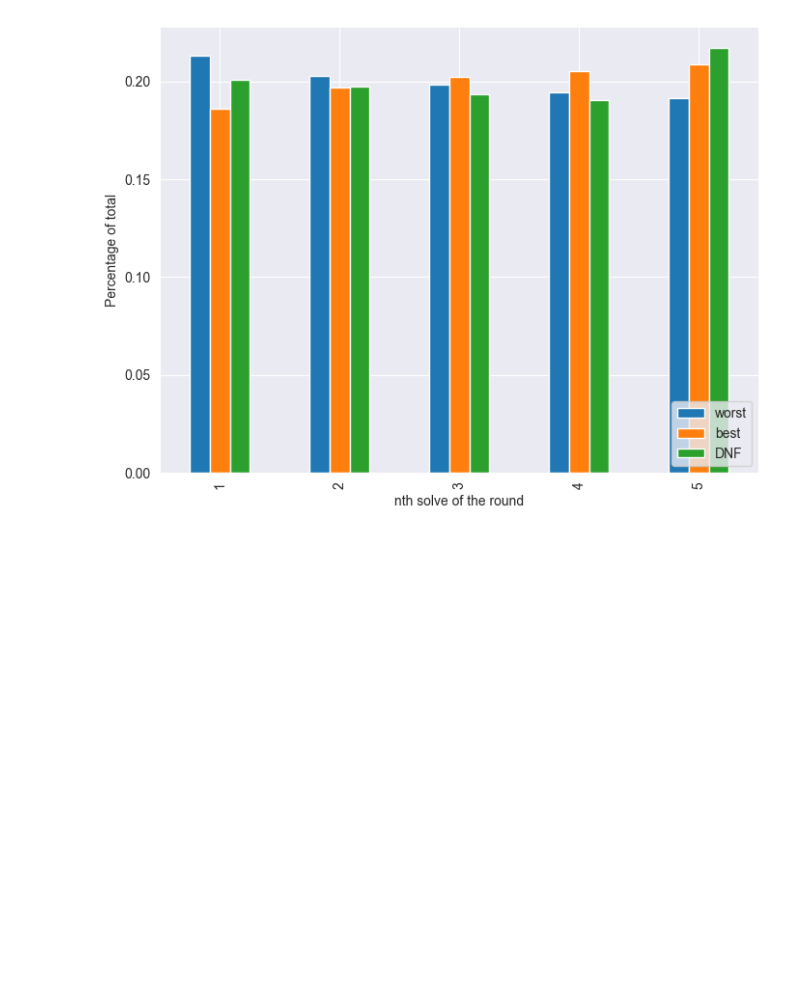
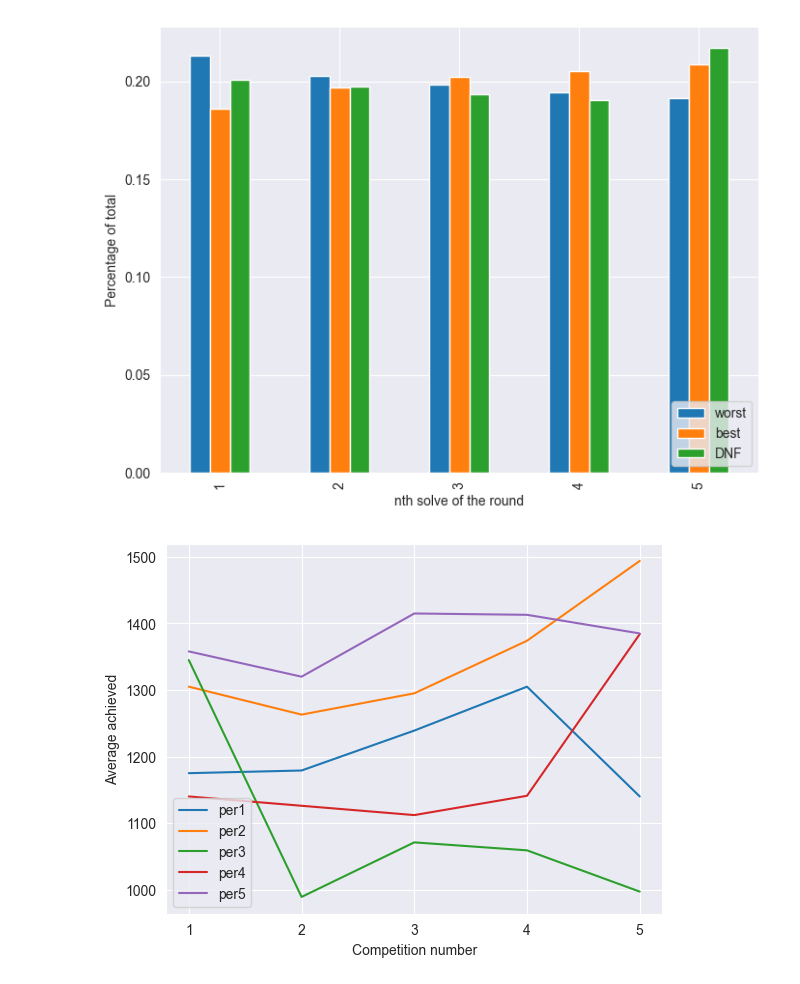
Before and after one commit to oskarkuuse/IDSproject, a Jupyter notebook: notebooks/performance.ipynb, the cells around one changed output. Saved outputs shown, nothing was run; the diff lists cells and outputs as text; code cells hidden in the pictures; blank space fills up the shorter version.

Commit message:
Added plot about 3x3x3 averages over multiple competition during a single month

```diff
--- a/notebooks/performance.ipynb
+++ b/notebooks/performance.ipynb
@@ -253,3 +253,10 @@ roundStatistics.plot(kind='bar', xlabel='nth solve of the round', ylabel='Percen
 # %% [output]
 <matplotlib.legend.Legend at 0x...>
 [figure]
+# %%
+# Does frequent competition participation affect 3x3x3 averages (5 people that all participated at 5 different competitions in a single month)
+
+freqPart = pd.read_csv('../datasets/frequentCompParticipation.csv')
+fig = freqPart.plot(xlabel='Competition number', ylabel='Average achieved').set_xticks(ticks=freqPart.index, labels=[x for x in range(1, 6)])
+# %% [output]
+[figure, added]
```
Also changed, not shown: 1 other file.
